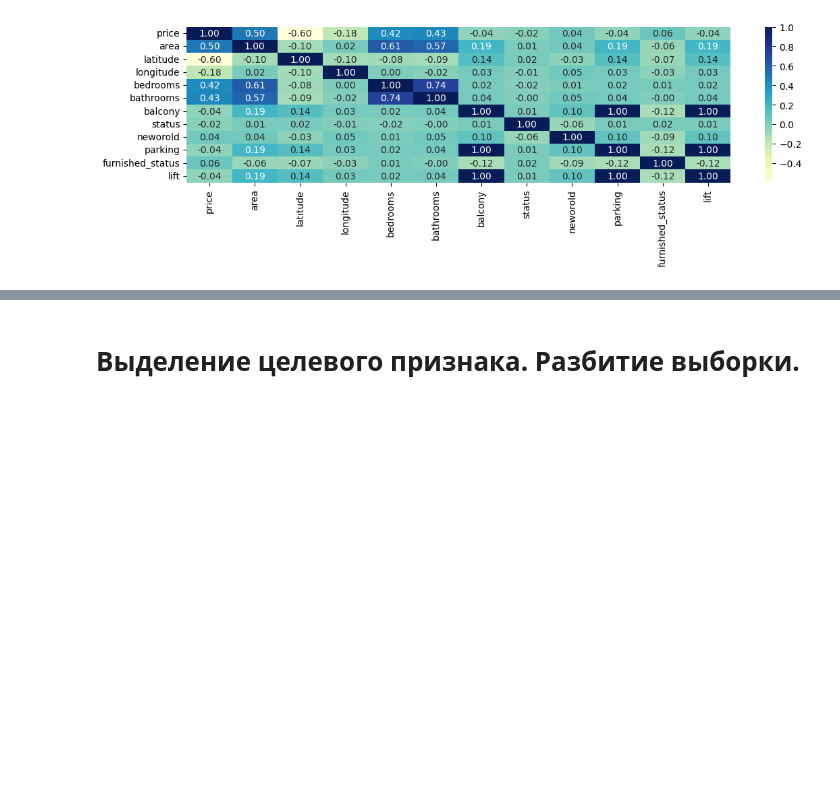
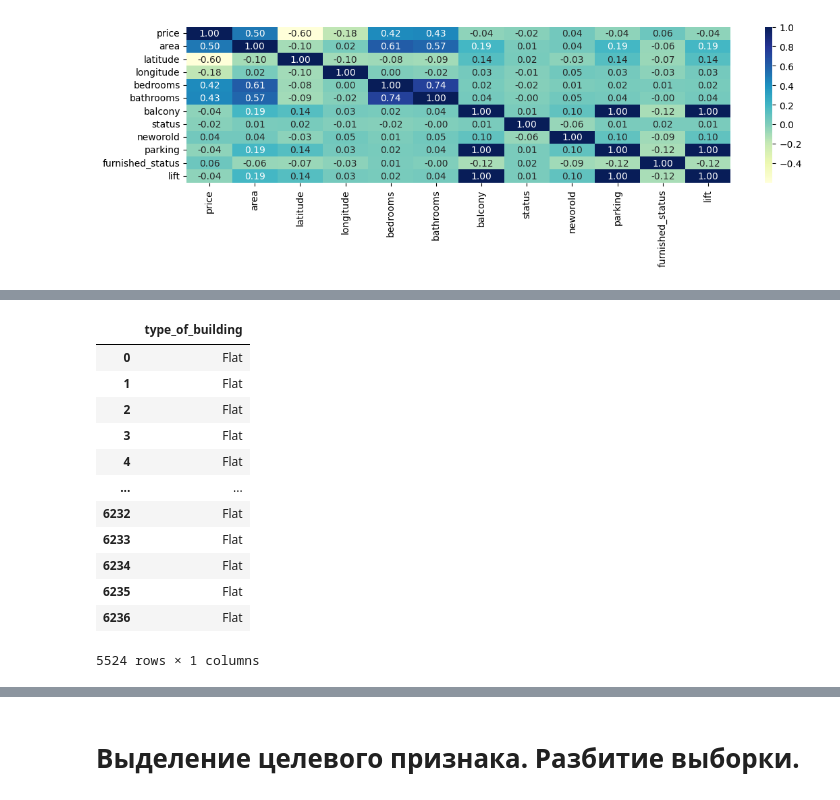
Before and after one commit to dreamy-timmy/Machine_Learning, a Jupyter notebook: third_lab.ipynb, the cells around one changed output, grey strips where cells are left out. Cells and saved outputs as stored; diff of their text form; code cells hidden in the pictures; blank space fills up the shorter version.

```diff
--- a/third_lab.ipynb
+++ b/third_lab.ipynb
@@ -442,0 +482,17 @@ plt.show
+# %%
+object_data = data_filtered.select_dtypes(include='object')
+object_data
+# %% [output]
+|  | type_of_building |
+| 0 | Flat |
+| 1 | Flat |
+| 2 | Flat |
+| 3 | Flat |
+| 4 | Flat |
+| ... | ... |
+| 6232 | Flat |
+| 6233 | Flat |
+| 6234 | Flat |
+| 6235 | Flat |
+| 6236 | Flat |
+5524 rows × 1 columns
```
Also changed, not shown: parts of 30 cells of this notebook, 2 other files.
